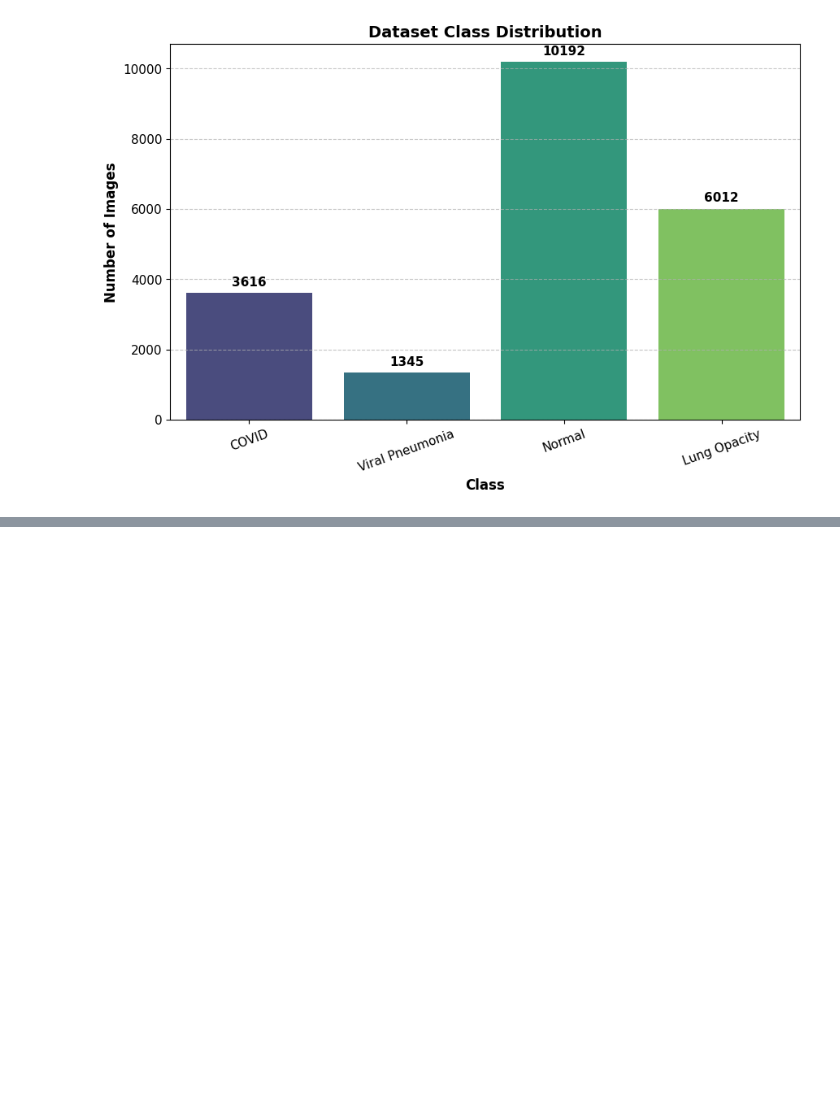
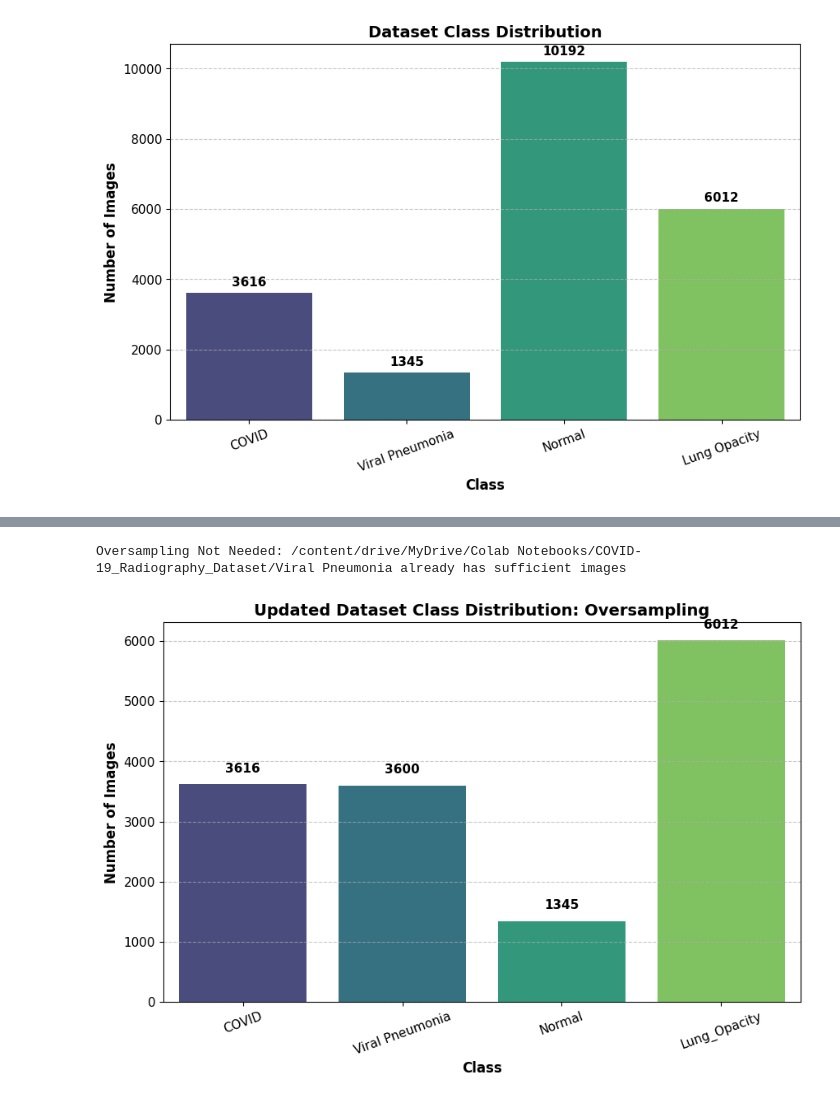
Before and after one commit to BehrozKhawar-23005633/MultiClass-Lung-Disease-Detection, a Jupyter notebook: Pneumonia_Detection.ipynb, the cells around one changed output, grey strips where cells are left out. Saved outputs shown, nothing was run; the diff lists cells and outputs as text; code cells hidden in the pictures; blank space fills up the shorter version.

```diff
--- a/Pneumonia_Detection.ipynb
+++ b/Pneumonia_Detection.ipynb
@@ -82,0 +174,79 @@ plot_class_distribution(categories, image_counts)
+# %%
+def oversample_class(class_path, target_count):
+    images_folder = os.path.join(class_path, "images")
+    all_images = os.listdir(images_folder)
+    current_count = len(all_images)
+
+    if current_count < target_count:
+        num_to_add = target_count - current_count
+        print(f"Oversampling: Need to add {num_to_add} images to {class_path}")
+
+        for i in range(num_to_add):
+            img_to_copy = random.choice(all_images)  # Randomly pick an image
+            new_img_name = f"copy_{i}_{img_to_copy}"  # Rename the duplicate
+            shutil.copy(os.path.join(images_folder, img_to_copy),
+                        os.path.join(images_folder, new_img_name))
+
+        print(f"Oversampling Complete: {target_count} images now in {class_path}")
+    else:
+        print(f"Oversampling Not Needed: {class_path} already has sufficient images")
+
+# Define dataset path
+dataset_path = "/content/drive/MyDrive/Colab Notebooks/COVID-19_Radiography_Dataset"
+
+# Apply oversampling to Viral Pneumonia class (match COVID count of ~3,600)
+oversample_class(os.path.join(dataset_path, "Viral Pneumonia"), target_count=3600)
+# %% [output]
+Oversampling Not Needed: /content/drive/MyDrive/Colab Notebooks/COVID-19_Radiography_Dataset/Viral Pneumonia already has sufficient images
+# %%
+def count_images(dataset_path, categories):
+    """
+    Counts the number of images in each class after oversampling.
+    """
+    image_counts = []
+    for category in categories:
+        image_folder = os.path.join(dataset_path, category, "images")
+        if os.path.exists(image_folder):
+            num_images = len(os.listdir(image_folder))
+            image_counts.append(num_images)
+        else:
+            image_counts.append(0)  # In case the folder is missing
+            print(f"Warning: No 'images' folder found in {category}")
+    return image_counts
+
+def plot_class_distribution(categories, image_counts, save_path="updated_class_distribution.png"):
+    """
+    Plots and saves the updated dataset class distribution bar chart.
+    """
+    plt.figure(figsize=(10, 6))
+
+    sns.barplot(x=categories, y=image_counts, hue=categories, palette="viridis", legend=False)
+
+    # Enhancing visualization
+    plt.xlabel("Class", fontsize=12, fontweight='bold')
+    plt.ylabel("Number of Images", fontsize=12, fontweight='bold')
+    plt.title("Updated Dataset Class Distribution: Oversampling", fontsize=14, fontweight='bold')
+    plt.xticks(rotation=20, fontsize=11)
+    plt.yticks(fontsize=11)
+
+    # Display exact count values on top of bars
+    for index, value in enumerate(image_counts):
+        plt.text(index, value + 200, str(value), ha='center', fontsize=11, fontweight='bold')
+
+    plt.grid(axis='y', linestyle='--', alpha=0.7)
+
+    # Save and show the plot
+    plt.savefig(save_path, bbox_inches="tight", dpi=300)
+    plt.show()
+
+# Define dataset path
+dataset_path = "/content/drive/MyDrive/Colab Notebooks/COVID-19_Radiography_Dataset"
+categories = ["COVID", "Viral Pneumonia", "Normal", "Lung_Opacity"]
+
+# Count updated images
+updated_image_counts = count_images(dataset_path, categories)
+
+# Generate and save the updated plot
+plot_class_distribution(categories, updated_image_counts)
+# %% [output]
+[figure, added]
```
Also changed, not shown: parts of 20 cells of this notebook.
